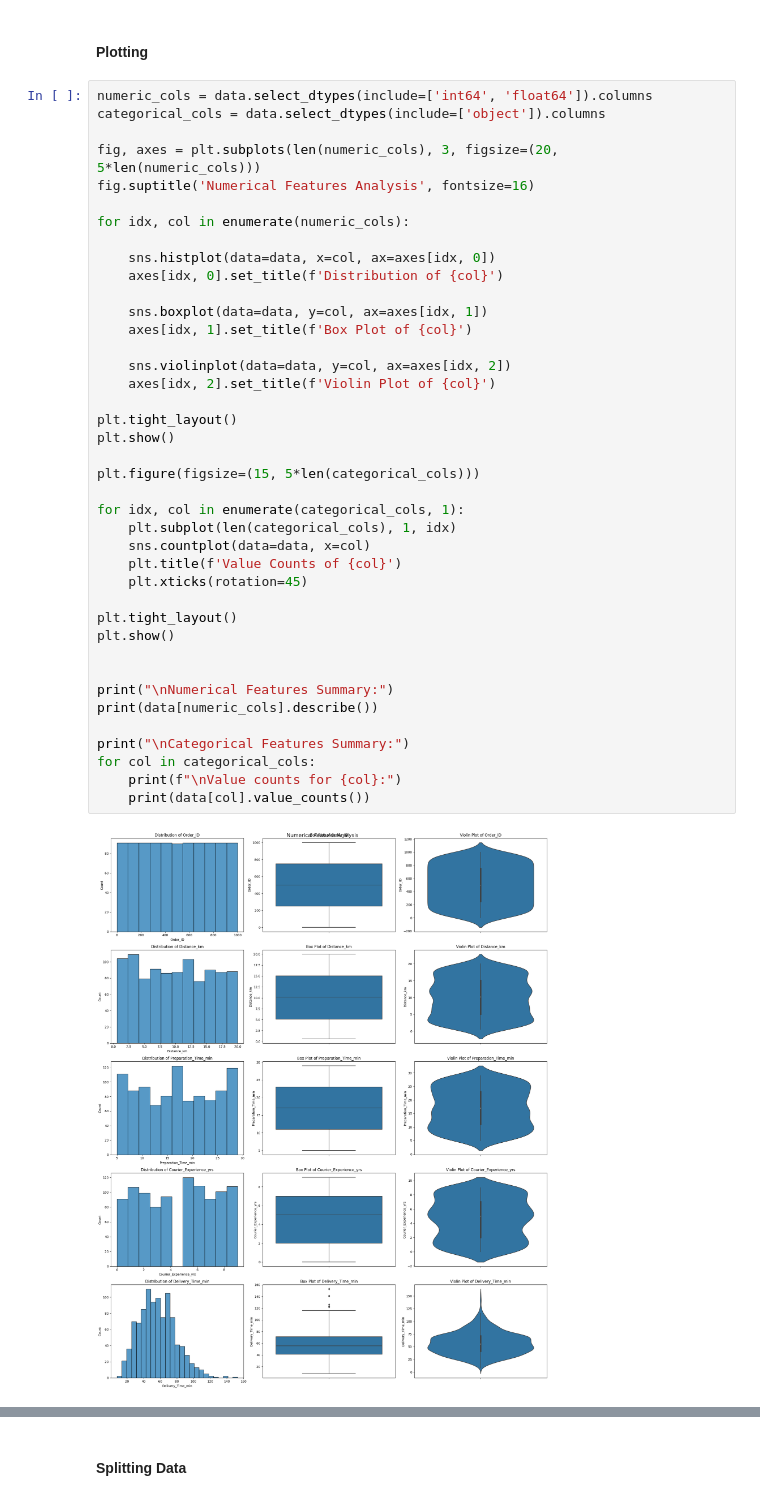
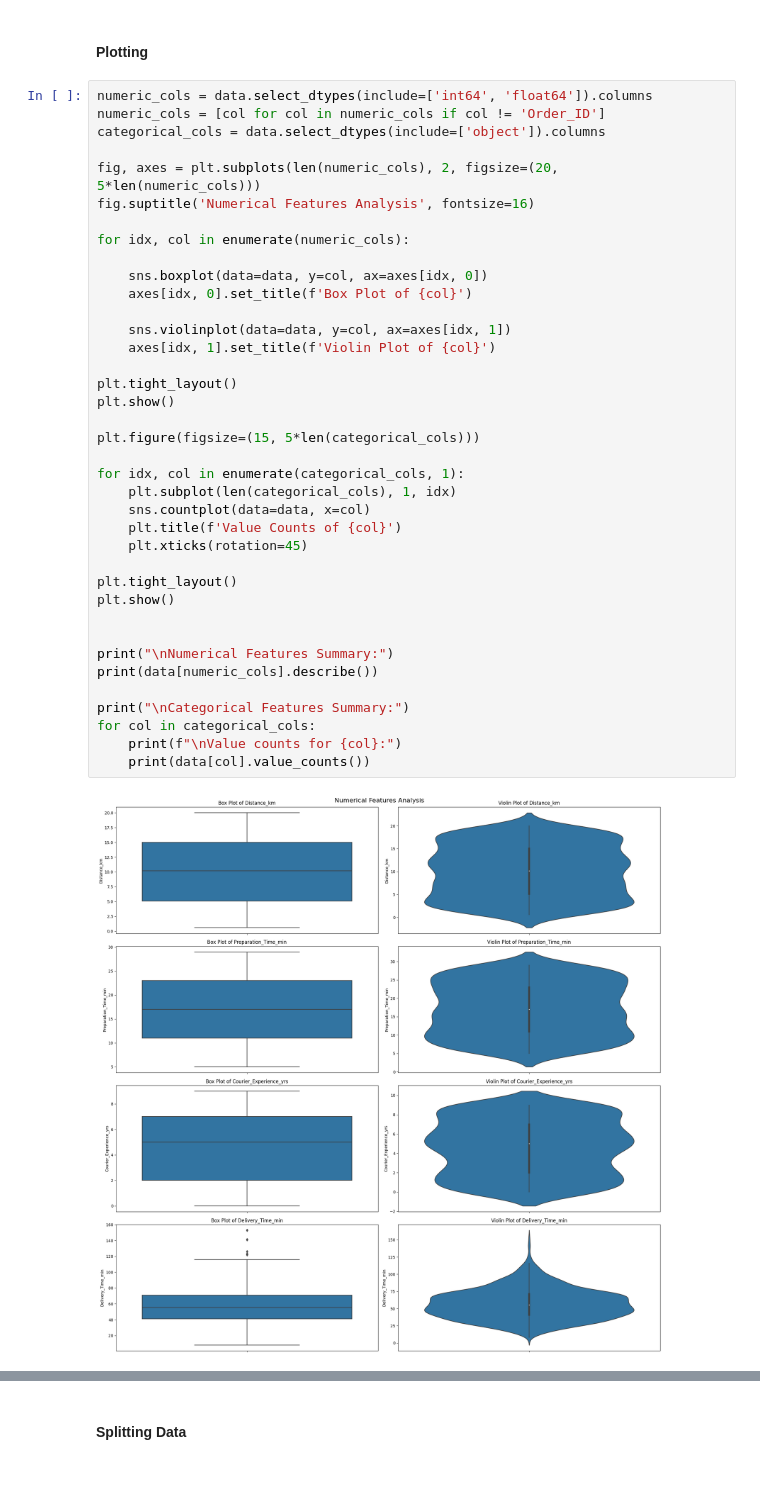
Before and after one commit to ChetaNMahipaL/SMAI-Assignment-1, a Jupyter notebook: Predicting Food Delivery/main.ipynb, the cells around one changed output, grey strips where cells are left out. Saved outputs shown, nothing was run; the diff lists cells and outputs as text.

```diff
--- a/Predicting Food Delivery/main.ipynb
+++ b/Predicting Food Delivery/main.ipynb
@@ -83,45 +83,43 @@ dtype: int64
 #### **Plotting**
 # %%
 numeric_cols = data.select_dtypes(include=['int64', 'float64']).columns
+numeric_cols = [col for col in numeric_cols if col != 'Order_ID']
 categorical_cols = data.select_dtypes(include=['object']).columns
 
-fig, axes = plt.subplots(len(numeric_cols), 3, figsize=(20, 5*len(numeric_cols)))
+fig, axes = plt.subplots(len(numeric_cols), 2, figsize=(20, 5*len(numeric_cols)))
 fig.suptitle('Numerical Features Analysis', fontsize=16)
 
 for idx, col in enumerate(numeric_cols):
 
-    sns.histplot(data=data, x=col, ax=axes[idx, 0])
-    axes[idx, 0].set_title(f'Distribution of {col}')
+    sns.boxplot(data=data, y=col, ax=axes[idx, 0])
+    axes[idx, 0].set_title(f'Box Plot of {col}')
 
-    sns.boxplot(data=data, y=col, ax=axes[idx, 1])
-    axes[idx, 1].set_title(f'Box Plot of {col}')
-
-    sns.violinplot(data=data, y=col, ax=axes[idx, 2])
-    axes[idx, 2].set_title(f'Violin Plot of {col}')
+    sns.violinplot(data=data, y=col, ax=axes[idx, 1])
+    axes[idx, 1].set_title(f'Violin Plot of {col}')
 
 plt.tight_layout()
 plt.show()
 
 plt.figure(figsize=(15, 5*len(categorical_cols)))
 
 for idx, col in enumerate(categorical_cols, 1):
     plt.subplot(len(categorical_cols), 1, idx)
     sns.countplot(data=data, x=col)
     plt.title(f'Value Counts of {col}')
     plt.xticks(rotation=45)
 
 plt.tight_layout()
 plt.show()
 
 
 print("\nNumerical Features Summary:")
 print(data[numeric_cols].describe())
 
 print("\nCategorical Features Summary:")
 for col in categorical_cols:
     print(f"\nValue counts for {col}:")
     print(data[col].value_counts())
 # %% [output]
-[figure, old version]
+[figure, new version]
 [figure]
 Numerical Features Summary:
```
Also changed, not shown: parts of 1 cell of this notebook.
